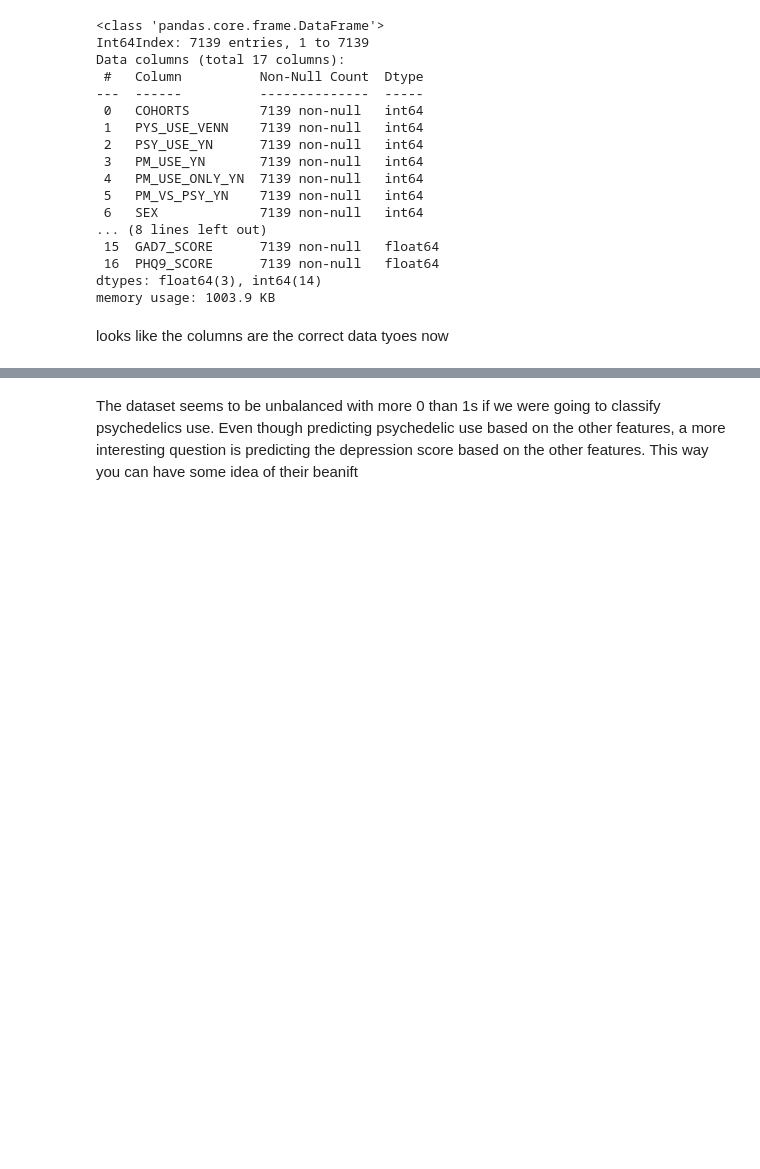
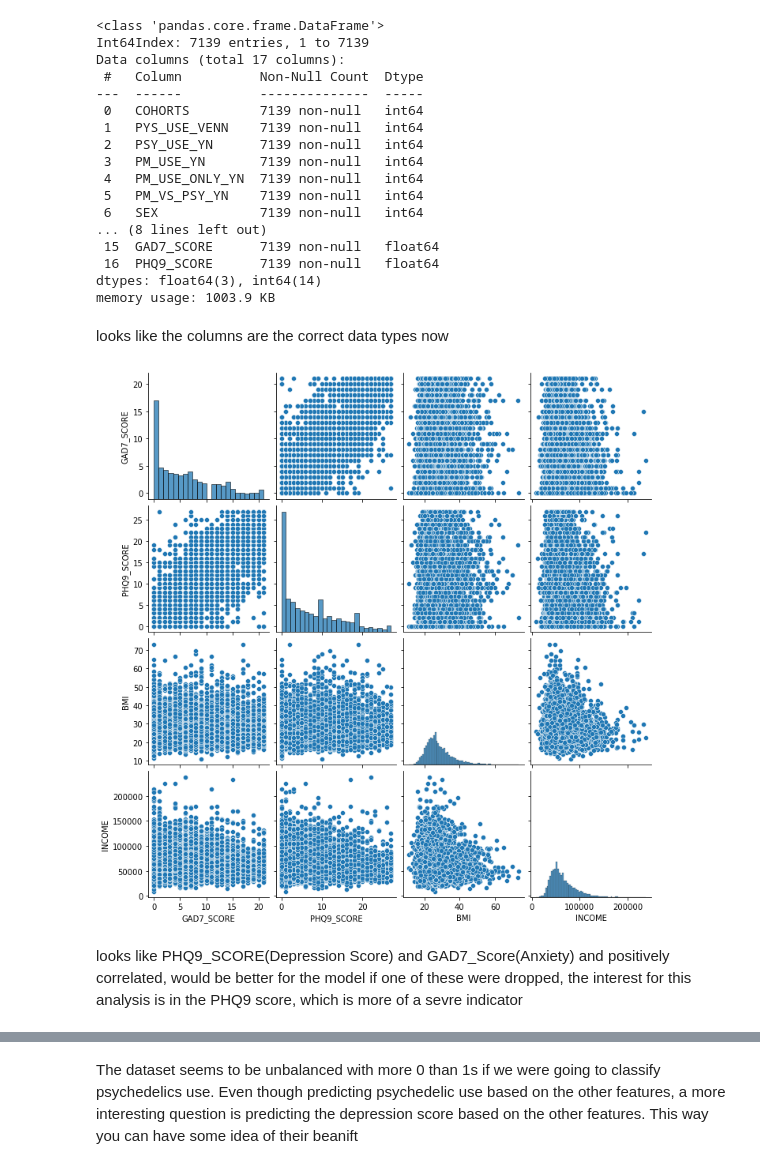
Before and after one commit to freedom-780/Psychedelic-Depression-Nexus-Predictive-Analysis-of-Patient-Outcomes, a Jupyter notebook: Psychedelic_mushrooms.ipynb, the cells around one changed output, grey strips where cells are left out. Drawn from its saved outputs; the diff is of its cells as text; code cells hidden in the pictures; blank space fills up the shorter version.

```diff
--- a/Psychedelic_mushrooms.ipynb
+++ b/Psychedelic_mushrooms.ipynb
@@ -141,4 +149,10 @@ Data columns (total 17 columns):
 dtypes: float64(3), int64(14)
 memory usage: 1003.9 KB
 # %% [markdown]
-looks like the columns are the correct data tyoes now
+looks like the columns are the correct data types now
+# %%
+sns.pairplot(df[['GAD7_SCORE','PHQ9_SCORE', 'BMI', 'INCOME']]);
+# %% [output]
+[figure, added]
+# %% [markdown]
+looks like PHQ9_SCORE(Depression Score) and GAD7_Score(Anxiety) and positively correlated, would be better for the model if one of these were dropped, the interest for this analysis is in the PHQ9 score, which is more of a sevre indicator
```
Also changed, not shown: parts of 34 cells of this notebook.
